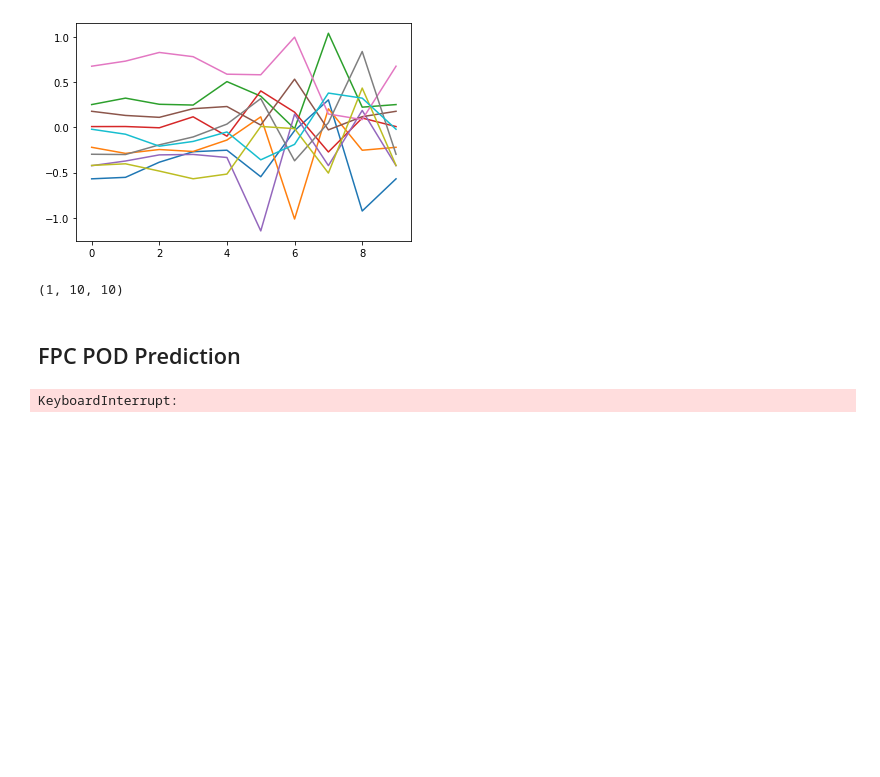
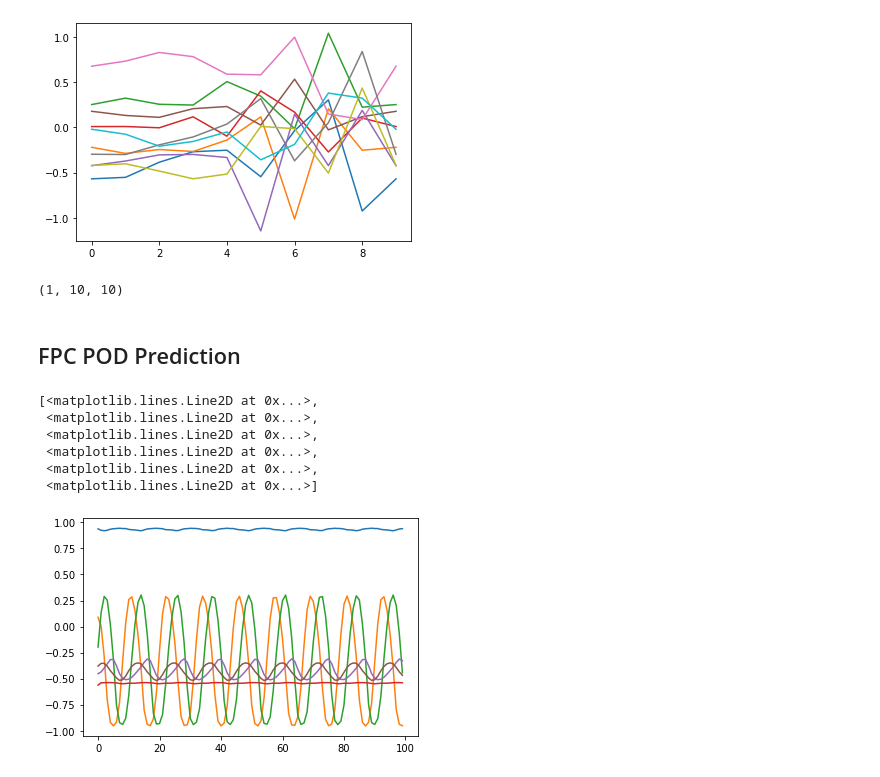
Before and after one commit to acse-zrw20/DD-GAN-AE, a Jupyter notebook: examples/Predictive adversarial.ipynb, the cells around one changed output. Drawn from its saved outputs; the diff is of its cells as text; code cells hidden in the pictures; blank space fills up the shorter version.

Commit message:
Pred adversarial update for FPC

```diff
--- a/examples/Predictive adversarial.ipynb
+++ b/examples/Predictive adversarial.ipynb
@@ -448,7 +448,7 @@ pred_adv = Predictive_adversarial(encoder, decoder, discriminator, optimizer)
 pred_adv.compile(nPOD, increment=False)
 pred_adv.train(
     train_data,
-    2000,
+    20,
     interval=3,
     val_size=0.1,
     val_batch_size=32,
@@ -458,7 +458,25 @@ pred_adv.train(
     n_discriminator=1,
     n_gradient_ascent=3
 )
-# %% [output]
-KeyboardInterrupt:
+# %%
+# Create boundaries and initial values arrays for prediction later
+boundaries = np.zeros((2, 10, 400))
+boundaries[0] = train_data[0, :, 800:1200]
+boundaries[1] = train_data[3, :, 800:1200]
+
+
+init_values = np.zeros((2, 10))
+init_values[0] = train_data[1, :, 800]
+init_values[1] = train_data[2, :, 800]
 # %%
-predicted = pred_adv.predict(boundaries, init_values, 120, iters=4, sor=1)
+predicted = pred_adv.predict(boundaries, init_values, 99, iters=4, sor=1)
+# %%
+plt.plot(predicted[1, :6, :100].T)
+# %% [output]
+[<matplotlib.lines.Line2D at 0x...>,
+ <matplotlib.lines.Line2D at 0x...>,
+ <matplotlib.lines.Line2D at 0x...>,
+ <matplotlib.lines.Line2D at 0x...>,
+ <matplotlib.lines.Line2D at 0x...>,
+ <matplotlib.lines.Line2D at 0x...>]
+[figure, added]
```
Also changed, not shown: parts of 3 cells of this notebook.
